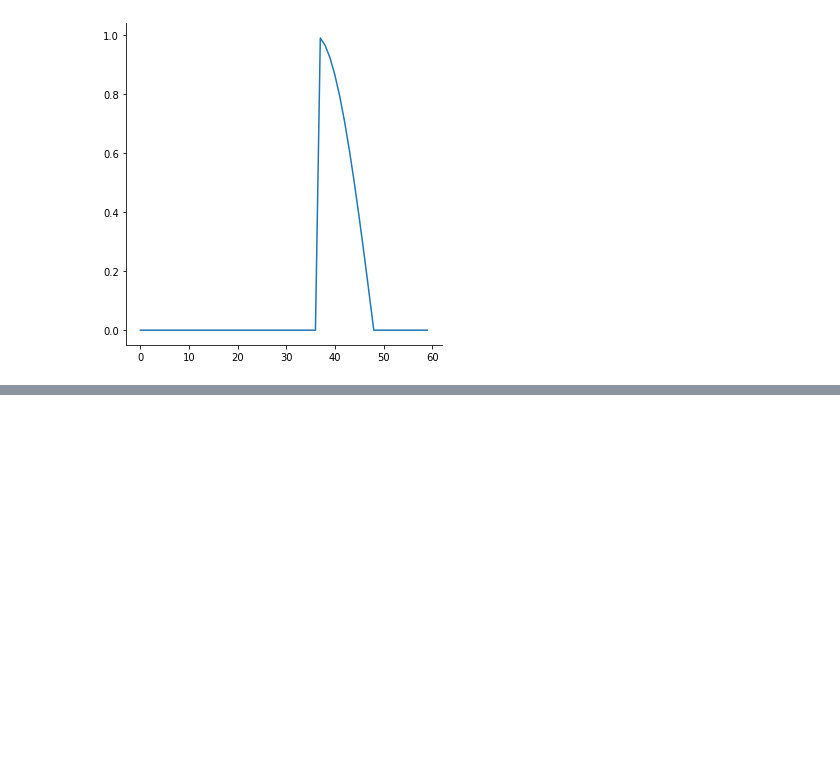
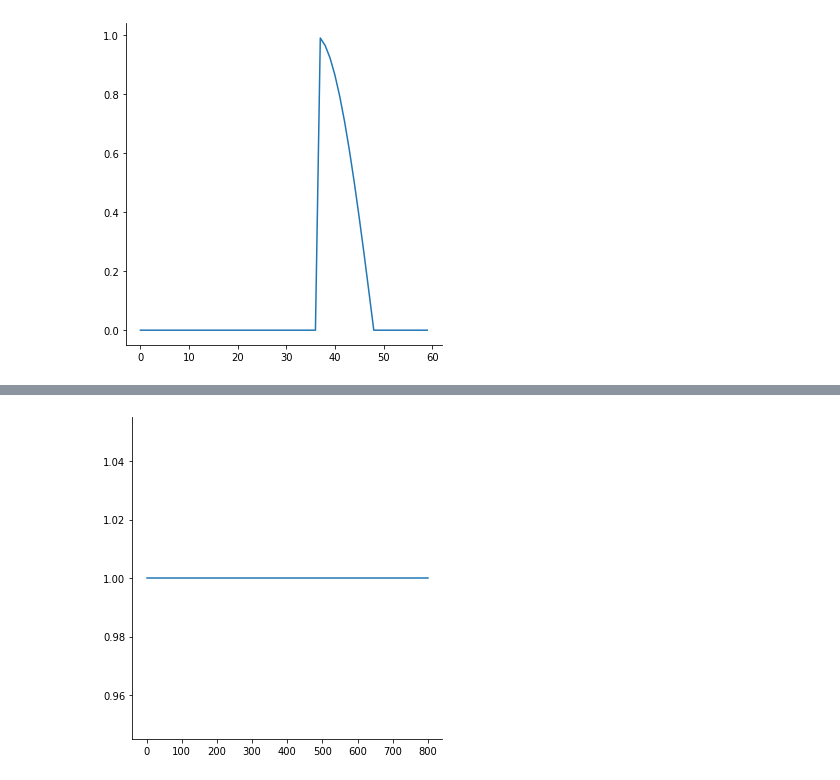
Before and after one commit to alexmal2804/hwds, a Jupyter notebook: Копия_блокнота_"HW_lessons_9_10_ipynb".ipynb, the cells around one changed output, grey strips where cells are left out. Saved outputs shown, nothing was run; the diff lists cells and outputs as text; code cells hidden in the pictures; blank space fills up the shorter version.

```diff
--- a/Копия_блокнота_"HW_lessons_9_10_ipynb".ipynb
+++ b/Копия_блокнота_"HW_lessons_9_10_ipynb".ipynb
@@ -354,0 +437,4 @@ sns.relplot(data=data_fr, kind='line');
+# %%
+sns.relplot(data=data_fp1, kind='line');
+# %% [output]
+[figure, added]
```
Also changed, not shown: parts of 12 cells of this notebook.
